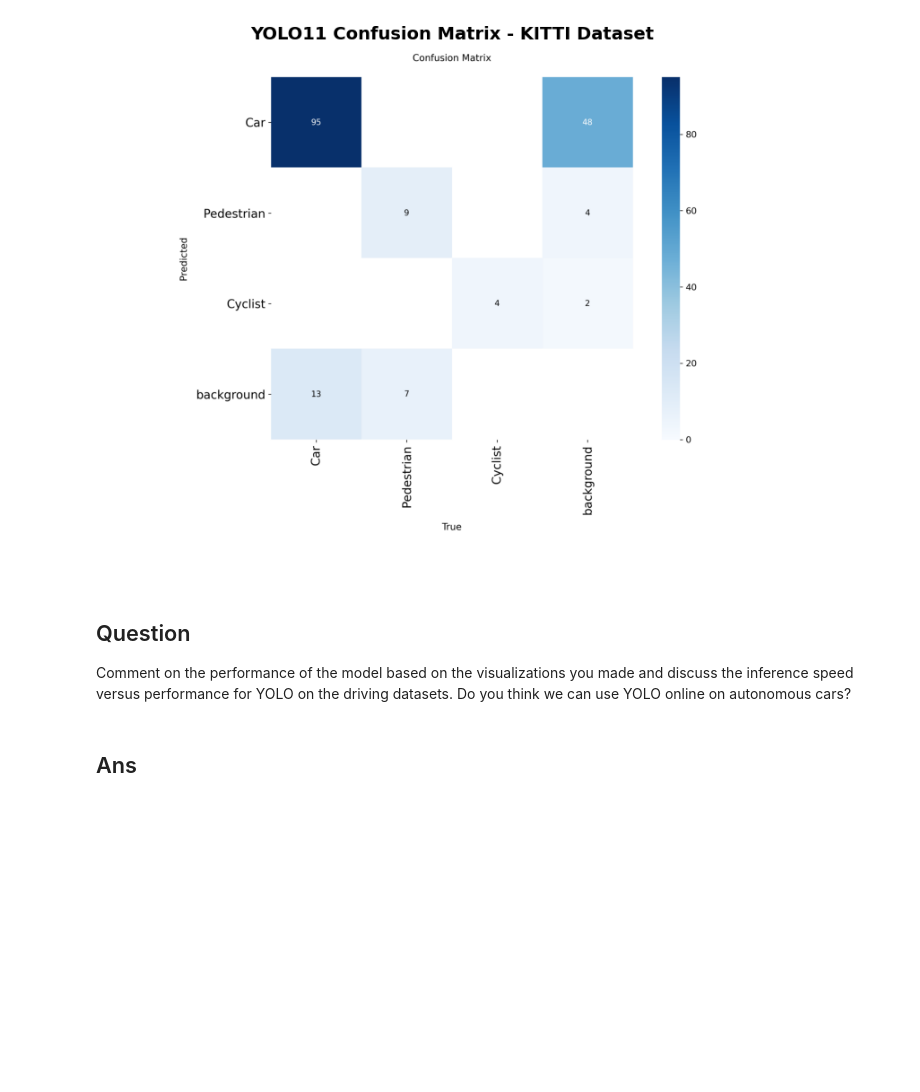
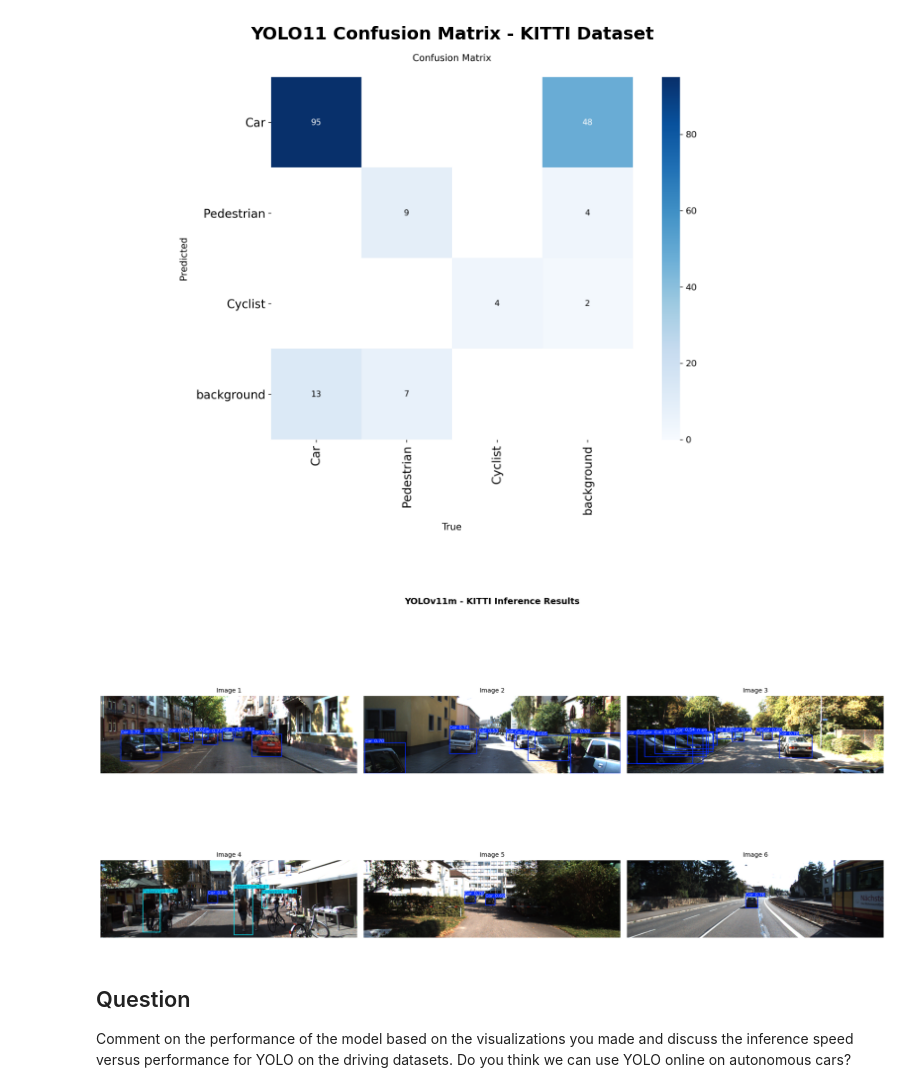
Before and after one commit to TomasAnderegg/Deep-Learning-for-Autonomous-Vehicles, a Jupyter notebook: graded_homework/hw2/hw2.ipynb, the cells around one changed output. Drawn from its saved outputs; the diff is of its cells as text; code cells hidden in the pictures; blank space fills up the shorter version.

```diff
--- a/graded_homework/hw2/hw2.ipynb
+++ b/graded_homework/hw2/hw2.ipynb
@@ -448,6 +423,35 @@ else:
+# %%
+# -------- RUN INFERENCE AND PLOT SAMPLE OUTPUTS --------
+#TO-DO: Add the code to run inference and visualize the outputs results
+# Charge le meilleur modèle fine-tuné
+model = YOLO('/content/drive/MyDrive/runs/train/yolo11m_kitti_v3/weights/best.pt')
+
+# Prend quelques images de test aléatoires
+test_images = glob.glob('datasets/kitti_subset/images/test/*.png')
+sample_images = random.sample(test_images, min(6, len(test_images)))
+
+# Inférence + visualisation
+fig, axes = plt.subplots(2, 3, figsize=(18, 10))
+axes = axes.flatten()
+
+for i, img_path in enumerate(sample_images):
+    # Run inference
+    results = model.predict(img_path, conf=0.4, verbose=False)
+
+    # Plot avec les bounding boxes
+    annotated = results[0].plot()
+    annotated = cv2.cvtColor(annotated, cv2.COLOR_BGR2RGB)
+
+    axes[i].imshow(annotated)
+    axes[i].axis('off')
+    axes[i].set_title(f'Image {i+1}', fontsize=10)
+
+plt.suptitle('YOLOv11m - KITTI Inference Results', fontsize=14, fontweight='bold')
+plt.tight_layout()
+plt.show()
+# %% [output]
+[figure, added]
 # %% [markdown]
 ## Question
 
 Comment on the performance of the model based on the visualizations you made and discuss the inference speed versus performance for YOLO on the driving datasets. Do you think we can use YOLO online on autonomous cars?
-# %% [markdown]
-## Ans
```
Also changed, not shown: parts of 5 cells of this notebook.
